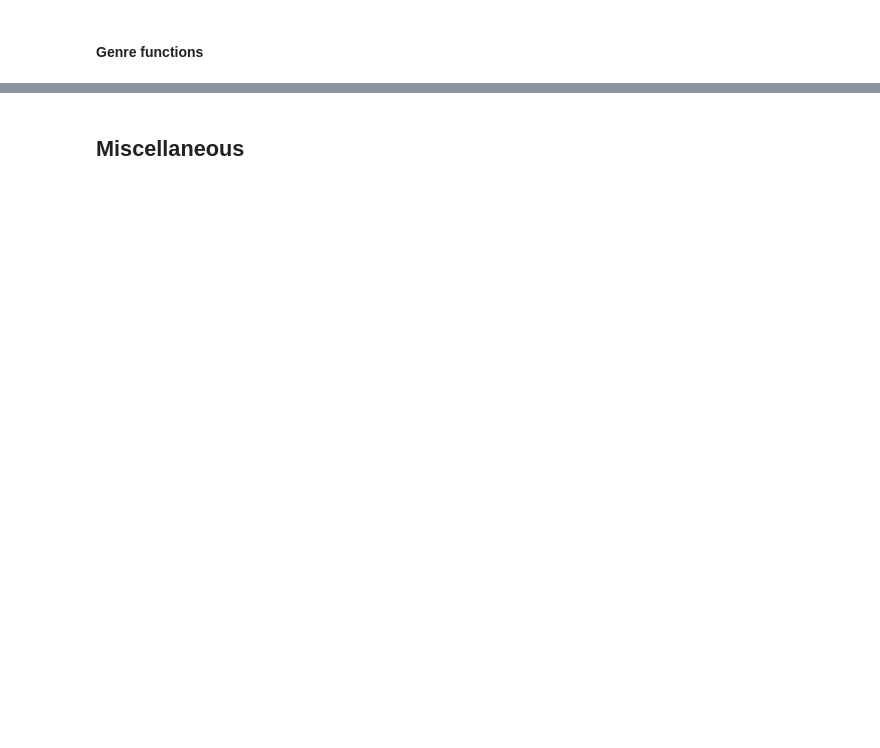
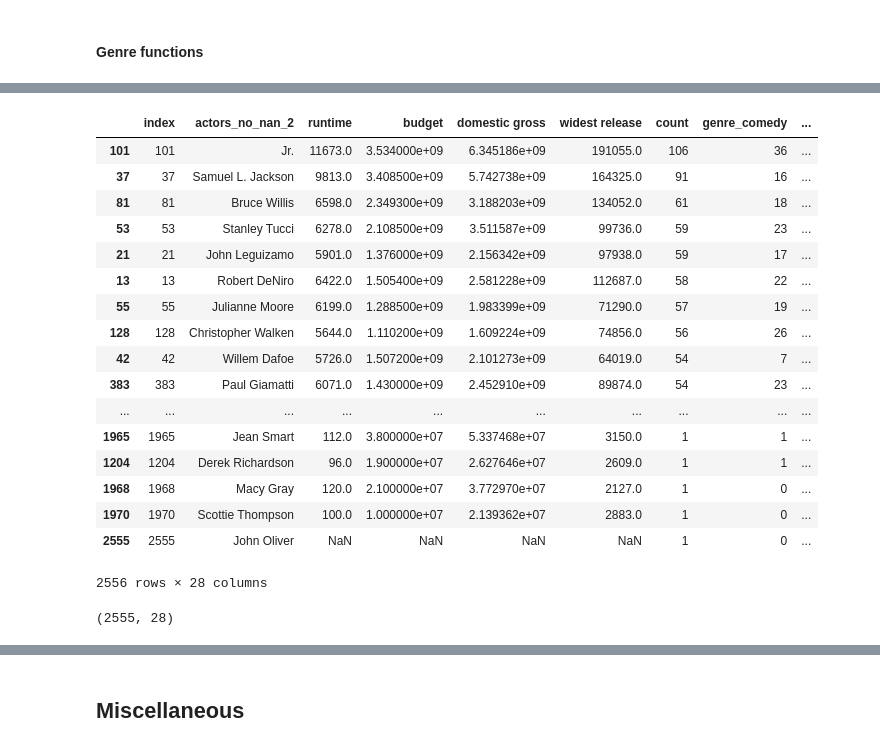
Before and after one commit to karmacelina/predicting_movie_widest_release, a Jupyter notebook: more_scraping_this_is_working.ipynb, the cells around one changed output, grey strips where cells are left out. Cells and saved outputs as stored; diff of their text form; code cells hidden in the pictures; blank space fills up the shorter version.

```diff
--- a/more_scraping_this_is_working.ipynb
+++ b/more_scraping_this_is_working.ipynb
@@ -1142,0 +970,2 @@ df_sum.sort_values(by = 'money_per_movie' , ascending = False)
+# %%
+df_sum_actor = df_converted.groupby('actors_no_nan_2', sort = False).sum()
@@ -1142,0 +974,2 @@ df_sum.sort_values(by = 'money_per_movie' , ascending = False)
+# %%
+df_sum_actor = df_sum_actor.reset_index()
@@ -1142,0 +978,21 @@ df_sum.sort_values(by = 'money_per_movie' , ascending = False)
+# %%
+df_sum_actor.sort_values(by = 'count', ascending = False)
+# %% [output]
+|  | index | actors_no_nan_2 | runtime | budget | domestic gross | widest release | count | genre_comedy | ... |
+| 101 | 101 | Jr. | 11673.0 | 3.534000e+09 | 6.345186e+09 | 191055.0 | 106 | 36 | ... |
+| 37 | 37 | Samuel L. Jackson | 9813.0 | 3.408500e+09 | 5.742738e+09 | 164325.0 | 91 | 16 | ... |
+| 81 | 81 | Bruce Willis | 6598.0 | 2.349300e+09 | 3.188203e+09 | 134052.0 | 61 | 18 | ... |
+| 53 | 53 | Stanley Tucci | 6278.0 | 2.108500e+09 | 3.511587e+09 | 99736.0 | 59 | 23 | ... |
+| 21 | 21 | John Leguizamo | 5901.0 | 1.376000e+09 | 2.156342e+09 | 97938.0 | 59 | 17 | ... |
+| 13 | 13 | Robert DeNiro | 6422.0 | 1.505400e+09 | 2.581228e+09 | 112687.0 | 58 | 22 | ... |
+| 55 | 55 | Julianne Moore | 6199.0 | 1.288500e+09 | 1.983399e+09 | 71290.0 | 57 | 19 | ... |
+| 128 | 128 | Christopher Walken | 5644.0 | 1.110200e+09 | 1.609224e+09 | 74856.0 | 56 | 26 | ... |
+| 42 | 42 | Willem Dafoe | 5726.0 | 1.507200e+09 | 2.101273e+09 | 64019.0 | 54 | 7 | ... |
+| 383 | 383 | Paul Giamatti | 6071.0 | 1.430000e+09 | 2.452910e+09 | 89874.0 | 54 | 23 | ... |
+| ... | ... | ... | ... | ... | ... | ... | ... | ... | ... |
+| 1965 | 1965 | Jean Smart | 112.0 | 3.800000e+07 | 5.337468e+07 | 3150.0 | 1 | 1 | ... |
+| 1204 | 1204 | Derek Richardson | 96.0 | 1.900000e+07 | 2.627646e+07 | 2609.0 | 1 | 1 | ... |
+| 1968 | 1968 | Macy Gray | 120.0 | 2.100000e+07 | 3.772970e+07 | 2127.0 | 1 | 0 | ... |
+| 1970 | 1970 | Scottie Thompson | 100.0 | 1.000000e+07 | 2.139362e+07 | 2883.0 | 1 | 0 | ... |
+| 2555 | 2555 | John Oliver | NaN | NaN | NaN | NaN | 1 | 0 | ... |
+2556 rows × 28 columns
@@ -1142,0 +1005,4 @@ df_sum.sort_values(by = 'money_per_movie' , ascending = False)
+# %%
+df_sum_actor.shape
+# %% [output]
+(2555, 28)
```
Also changed, not shown: parts of 188 cells of this notebook.
